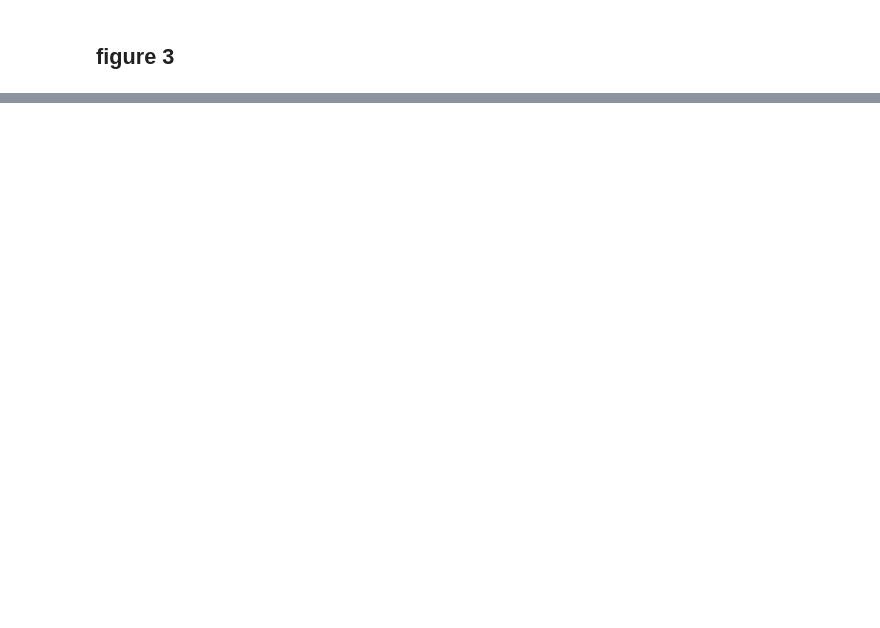
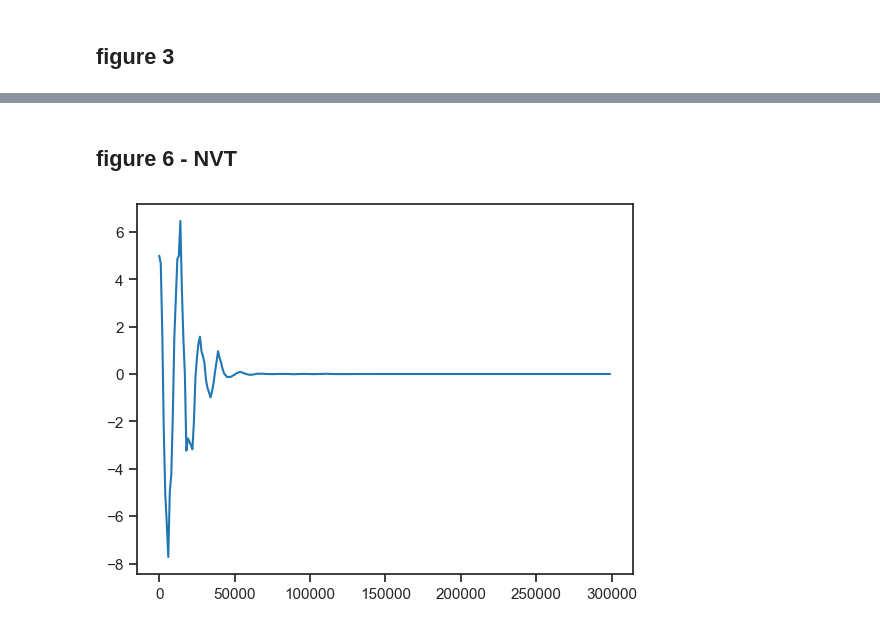
Before and after one commit to SagiMeir/Simulations4Beginners, a Jupyter notebook: getting_started.ipynb, the cells around one changed output, grey strips where cells are left out. Drawn from its saved outputs; the diff is of its cells as text; code cells hidden in the pictures; blank space fills up the shorter version.

```diff
--- a/getting_started.ipynb
+++ b/getting_started.ipynb
@@ -107,0 +150,22 @@ plt.legend()
+# %% [markdown]
+## figure 6 - NVT
+# %%
+df = open("sim.xyz", 'r')
+
+steps= []
+pos= []
+
+i = 0
+for line in df:
+    if (i%3 == 1):
+        tmp = line.split()
+        steps.append(float(tmp[-1]))
+    elif(i%3 == 2):
+        tmp = line.split()
+        pos.append(float(tmp[1]))
+    i+=1
+plt.plot(steps,pos)
+
+df.close()
+# %% [output]
+[figure, added]
```
Also changed, not shown: parts of 9 cells of this notebook, 2 other files.
